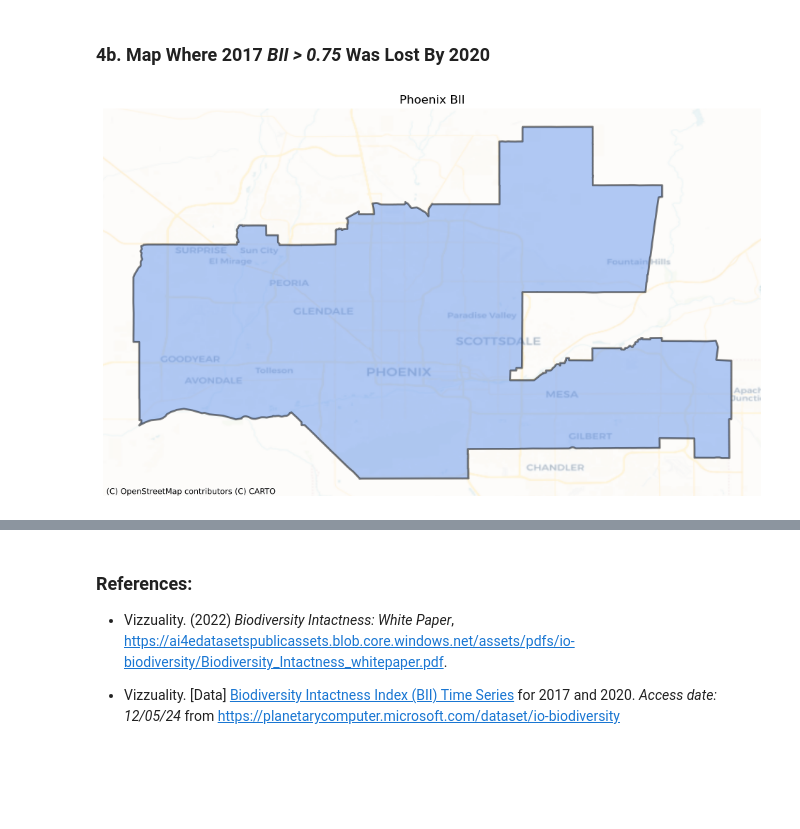
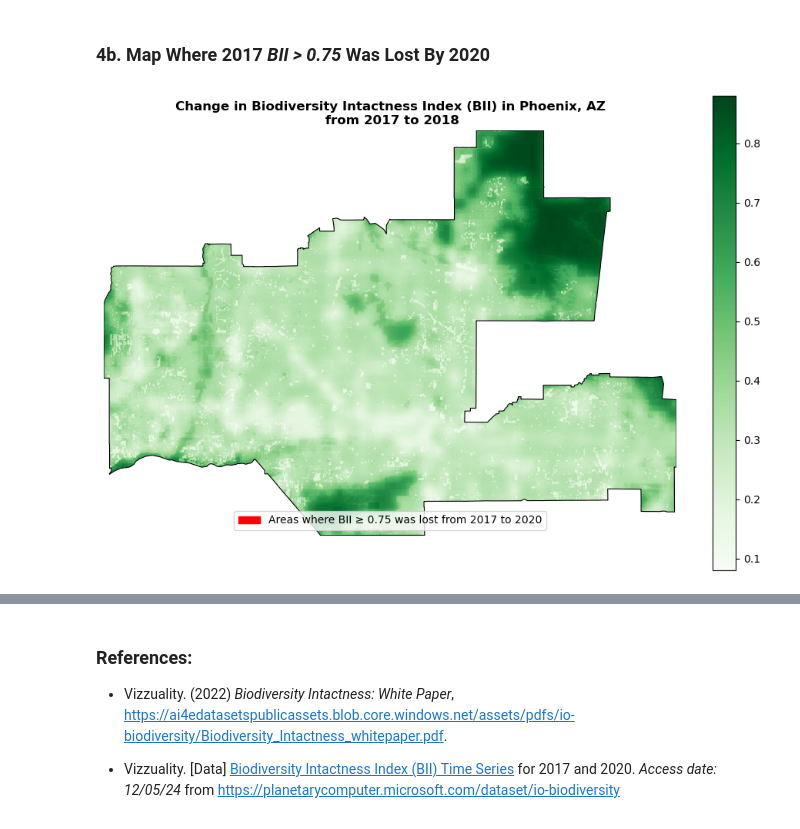
Before and after one commit to nicolelpepper/pheonix-bii-analysis, a Jupyter notebook: phoenix_bii_analysis.ipynb, the cells around one changed output, grey strips where cells are left out. Cells and saved outputs as stored; diff of their text form; code cells hidden in the pictures; blank space fills up the shorter version.

Commit message:
corrected area calc to only include clipped area

```diff
--- a/phoenix_bii_analysis.ipynb
+++ b/phoenix_bii_analysis.ipynb
@@ -218,0 +206,6 @@ plt.show()
+# %%
+# ---- Clip BII to Phoenix boundary ----
+
+# Clip to Phoenix subdivision geometry in two steps to improve processing time
+bii_2017_phoenix = bii_2017.rio.clip_box(*phoenix.total_bounds).rio.clip(phoenix.geometry, phoenix.crs, drop=True)
+bii_2020_phoenix = bii_2020.rio.clip_box(*phoenix.total_bounds).rio.clip(phoenix.geometry, phoenix.crs, drop=True)
@@ -271,0 +250,4 @@ bii_2020_reclass = reclassify_data(bii_2020_phoenix, 0.75)
+# %%
+# Select areas where BII > 0.75
+bii_2017_75 = bii_2017_phoenix >= 0.75
+bii_2020_75 = bii_2020_phoenix >= 0.75
@@ -341,37 +375,42 @@ plt.show()
 # %%
 # Set up the plot
 fig, ax = plt.subplots(figsize=(12, 8))
 
-# Plot the Phoenix shapefile (vector data - the study area)
-phoenix.plot(ax=ax, color="cornflowerblue", edgecolor='black', linewidth=2, alpha = 0.5)
 
-# Add basemap with contextily clipped to bounding box
-cx.add_basemap(ax,
-               crs=phoenix.crs,
-             source=cx.providers.CartoDB.Voyager)
 
-# 0 is transparent, 1 is yellow
-cmap = ListedColormap(["yellow", "white"])
+# Plot BII loss
+bii_loss.plot(ax = ax,
+              cmap = 'Reds',
+             add_colorbar = False)
 
-# Use matplotlib's imshow with the raster extent
-ax.imshow(
-    bii_loss,
-    extent=bbox,  # Define extent to match your spatial bounding box
-    alpha=0.6,  # Adjust transparency
-    interpolation="none",
-    cmap=cmap
-)
 
-# Add map elements
-plt.title('Phoenix BII')
+# Plot 2020 BII
+bii_2020_phoenix.plot(ax = ax,
+                      cmap = "Greens")
 
-# Turn off axis ticks for a cleaner map view
+# Add Phoenix subdivision boundary
+phoenix.plot(ax = ax,
+             color = "none",
+             edgecolor = "black",
+             linewidth = 0.8)
+
+# Create legend bii loss
+legend_bii_loss = mpatches.Patch(color = "red", label = 'Areas where BII ≥ 0.75 was lost from 2017 to 2020')
+
+# Plot legend for
+ax.legend(handles = [legend_bii_loss],
+    loc = "lower center")
+
+# Add title
+plt.title('Change in Biodiversity Intactness Index (BII) in Phoenix, AZ\n from 2017 to 2018', weight = 'bold')
+
+# Turn off axis
 ax.set_axis_off()
 
 # Display the map
 plt.show()
 # %% [output]
-[figure, old version]
+[figure, new version]
 # %%
 # Set up the plot
 fig, ax = plt.subplots(figsize=(12, 8))
```
Also changed, not shown: parts of 23 cells of this notebook.
